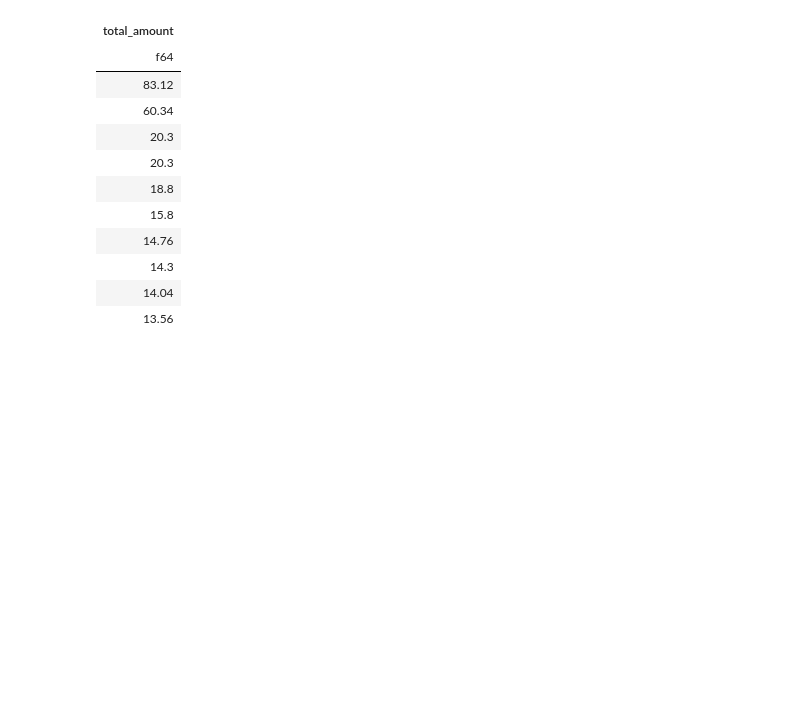
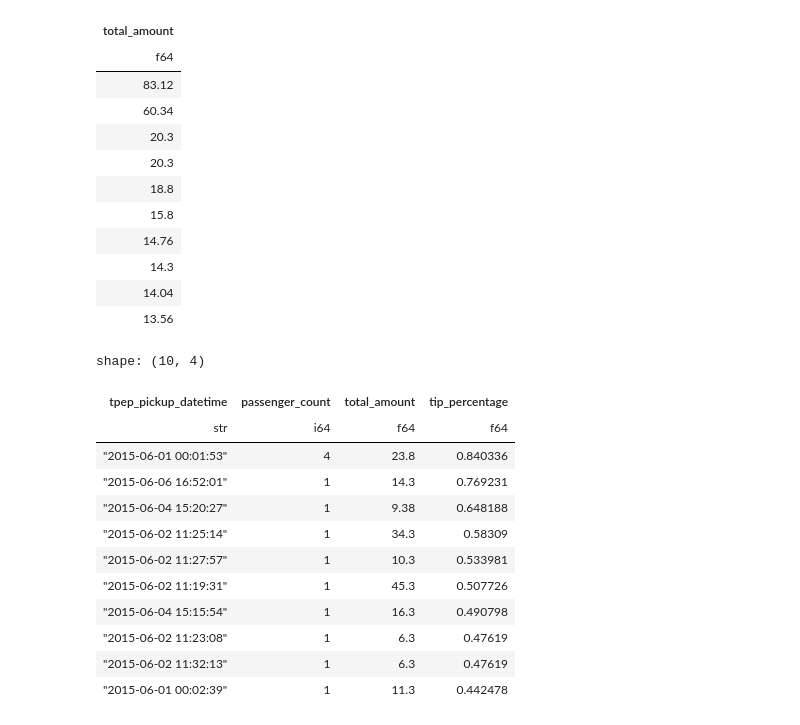
Before and after one commit to opagani/2024-08Aug-25-polars, a Jupyter notebook: LernerPython - 2024-08Aug-25-polars.ipynb, the cells around one changed output. Cells and saved outputs as stored; diff of their text form; code cells hidden in the pictures; blank space fills up the shorter version.

```diff
--- a/LernerPython - 2024-08Aug-25-polars.ipynb
+++ b/LernerPython - 2024-08Aug-25-polars.ipynb
@@ -1075,4 +1075,33 @@ shape: (10, 1)
 | 14.04 |
 | 13.56 |
 # %%
-# Calculate the percentage tip that people paid, based on tip_amount and total_amount. Find the 10 taxi rides in which the tip percentage was the greatest. Show the pickup datetime, passenger_count, and total_amount, as well as tip percentage.
+# Calculate the percentage tip that people paid, based on tip_amount and total_amount. Find the 10 taxi rides in which the tip
+# percentage was the greatest. Show the pickup datetime, passenger_count, and total_amount, as well as tip percentage.
+
+(
+    df
+    .with_columns(
+        tip_percentage = pl.col('tip_amount') / pl.col('total_amount')
+    )
+    .top_k(by='tip_percentage', k=10)
+    .select(
+        pl.col('tpep_pickup_datetime'),
+        pl.col('passenger_count'),
+        pl.col('total_amount'),
+        pl.col('tip_percentage')
+    )
+)
+# %% [output]
+shape: (10, 4)
+| tpep_pickup_datetime | passenger_count | total_amount | tip_percentage |
+| str | i64 | f64 | f64 |
+| "2015-06-01 00:01:53" | 4 | 23.8 | 0.840336 |
+| "2015-06-06 16:52:01" | 1 | 14.3 | 0.769231 |
+| "2015-06-04 15:20:27" | 1 | 9.38 | 0.648188 |
+| "2015-06-02 11:25:14" | 1 | 34.3 | 0.58309 |
+| "2015-06-02 11:27:57" | 1 | 10.3 | 0.533981 |
+| "2015-06-02 11:19:31" | 1 | 45.3 | 0.507726 |
+| "2015-06-04 15:15:54" | 1 | 16.3 | 0.490798 |
+| "2015-06-02 11:23:08" | 1 | 6.3 | 0.47619 |
+| "2015-06-02 11:32:13" | 1 | 6.3 | 0.47619 |
+| "2015-06-01 00:02:39" | 1 | 11.3 | 0.442478 |
```
